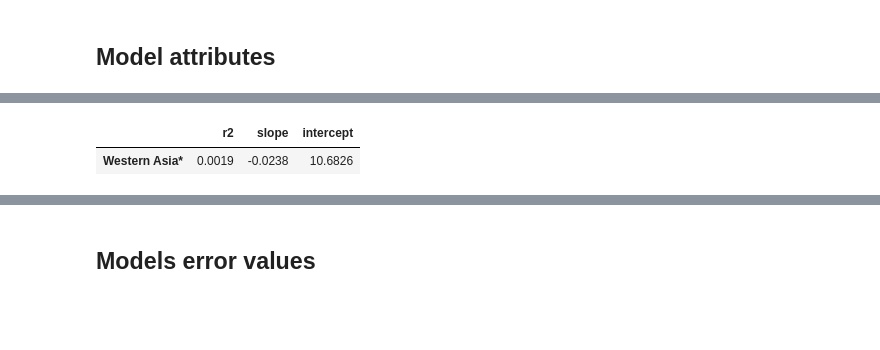
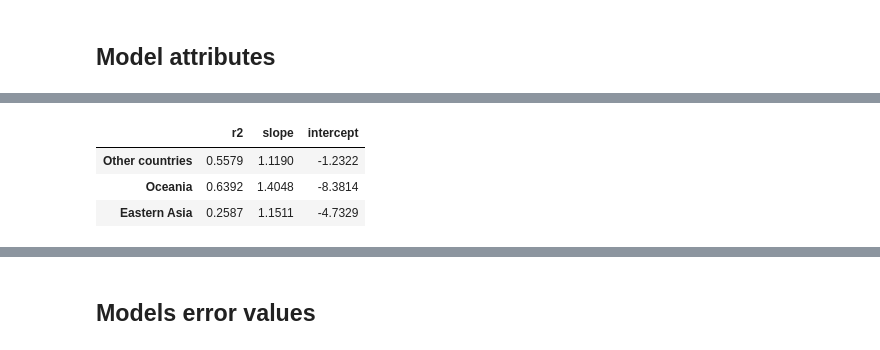
Before and after one commit to sjinko/covid_gdp, a Jupyter notebook: notebooks/covid_gdp.ipynb, the cells around one changed output, grey strips where cells are left out. Saved outputs shown, nothing was run; the diff lists cells and outputs as text; code cells hidden in the pictures; blank space fills up the shorter version.

```diff
--- a/notebooks/covid_gdp.ipynb
+++ b/notebooks/covid_gdp.ipynb
@@ -352,7 +352,7 @@ asian_countries_data_path = '../data/koseki-data-countries_asia-20211231.csv'
 asian_countries_data = pd.read_csv(asian_countries_data_path, index_col=0)
 # %%
 """ List Asian subcontinents """
-asia_subcontinents = ['western', 'central', 'eastern']
+asia_subcontinents = ['Western Asia', 'Central Asia', 'Eastern Asia']
 # %%
 """ Add Asia subcontinental country sets to selection indexes """
 countries_indexes = {**countries_indexes,
@@ -360,9 +360,9 @@ countries_indexes = {**countries_indexes,
 # %%
 """ Ass Asia subcontinental colors """
 colors = {**colors,
-          **{'central':'deepskyblue',
-             'western':'steelblue',
-             'eastern':'lightblue'}}
+          **{'Central Asia':'deepskyblue',
+             'Western Asia':'steelblue',
+             'Eastern Asia':'lightblue'}}
 # %%
 fig, ax = plt.subplots(figsize=(20, 12))
 
@@ -520,0 +509,8 @@ asian_models
+# %%
+#countries_indexes['Other countries']
+countries_indexes['Other countries']= np.concatenate([countries_indexes[key]
+                                                     for key in countries_indexes.keys()
+                                                     if key not in ['World',
+                                                                    'Oceania',
+                                                                    'Eastern Asia',
+                                                                    'Asia']]).tolist()
@@ -521,8 +561,19 @@ asian_models
 # %%
-""" Compute model attributes for Western Asia excluding Yemen """
-df = model_data.loc[countries_indexes['western']].dropna().drop('YEM')
-d = {'Western Asia*':model_parameters(df)}
-pd.DataFrame.from_dict(d, orient='index', columns=['r2', 'slope', 'intercept'])
+""" Output model attributes for World model """
+d = {}
+for region in ['Other countries', 'Oceania', 'Eastern Asia']:
+    df = model_data.loc[countries_indexes[region]].dropna()
+    d[region]=model_parameters(df)
+
+world_model_filtered = pd.DataFrame.from_dict(d, orient='index', columns=['r2', 'slope', 'intercept'])
+
+# Save table
+world_model_filtered.to_csv('../figures/koseki-table-covid_gdp_world_model_filtered.csv')
+
+# Show table
+world_model_filtered
 # %% [output]
 |  | r2 | slope | intercept |
-| Western Asia* | 0.0019 | -0.0238 | 10.6826 |
+| Other countries | 0.5579 | 1.1190 | -1.2322 |
+| Oceania | 0.6392 | 1.4048 | -8.3814 |
+| Eastern Asia | 0.2587 | 1.1511 | -4.7329 |
```
Also changed, not shown: parts of 21 cells of this notebook.
